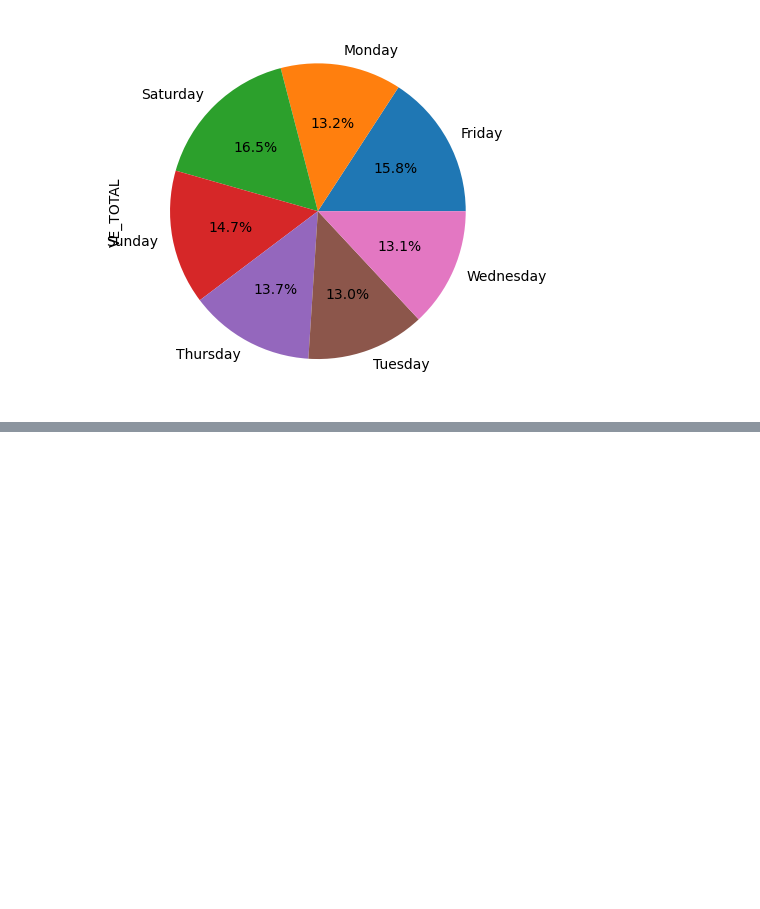
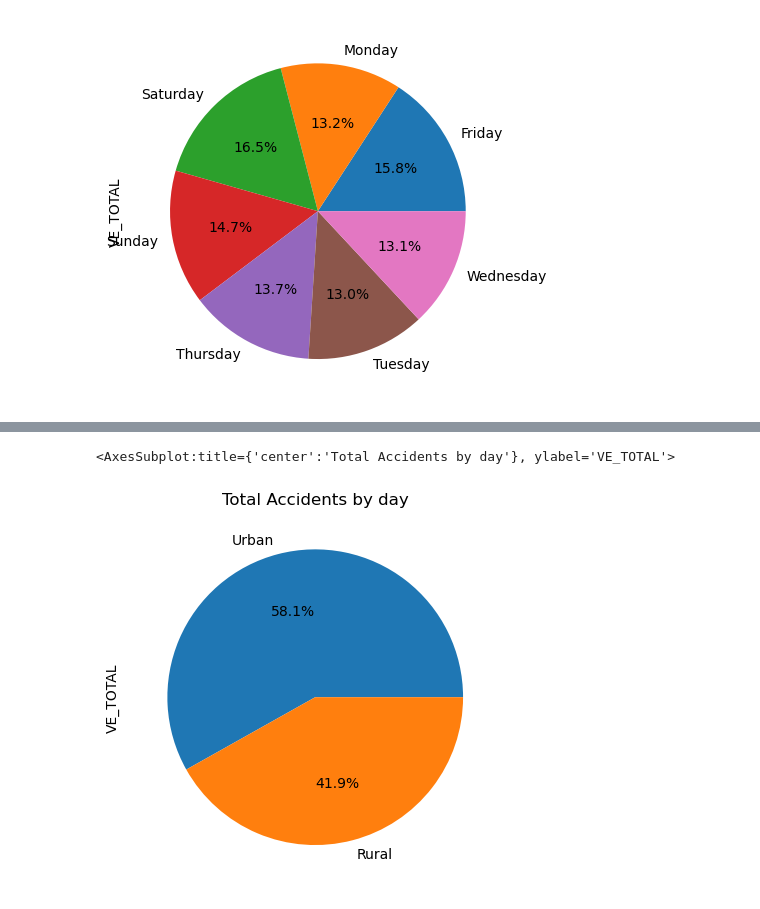
Before and after one commit to Jasneel/WeatherVsAccidents, a Jupyter notebook: main_file_do_not_work_here.ipynb, the cells around one changed output, grey strips where cells are left out. Cells and saved outputs as stored; diff of their text form; code cells hidden in the pictures; blank space fills up the shorter version.

```diff
--- a/main_file_do_not_work_here.ipynb
+++ b/main_file_do_not_work_here.ipynb
@@ -464,0 +511,9 @@ We were able to determine which days of the week had the most and fewest acciden
+# %%
+urbrur_total_df = df.groupby(['RUR_URBNAME'])['VE_TOTAL'].sum().sort_values(ascending=False)
+urbrur_df = pd.DataFrame(urbrur_total_df).reset_index()
+urbrur_df_1 = urbrur_df.loc[(urbrur_df['RUR_URBNAME'] == 'Urban') | (urbrur_df['RUR_URBNAME'] == 'Rural'),:]
+urbrur_df_1 = urbrur_df_1.groupby(['RUR_URBNAME'])['VE_TOTAL'].sum().sort_values(ascending=False)
+urbrur_df_1.plot(kind='pie',autopct='%1.1f%%',ylabel='VE_TOTAL',title="Total Accidents by day")
+# %% [output]
+<AxesSubplot:title={'center':'Total Accidents by day'}, ylabel='VE_TOTAL'>
+[figure, added]
```
Also changed, not shown: parts of 23 cells of this notebook.
